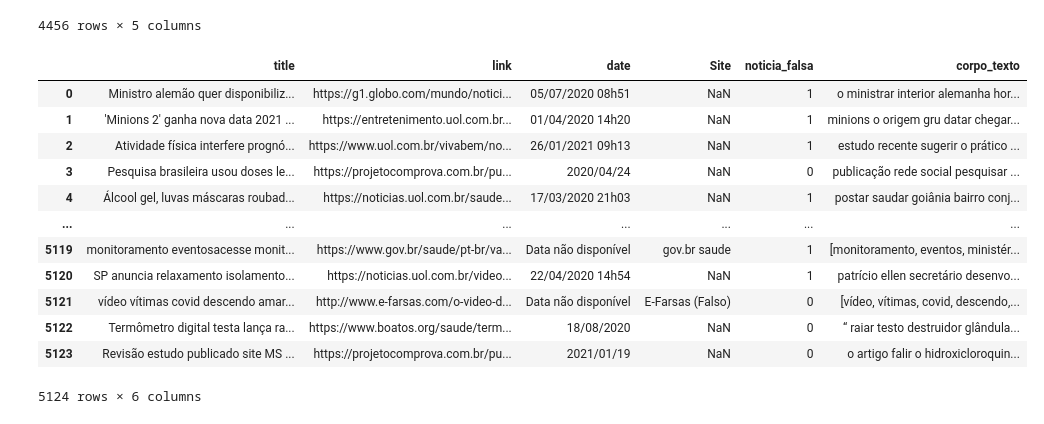
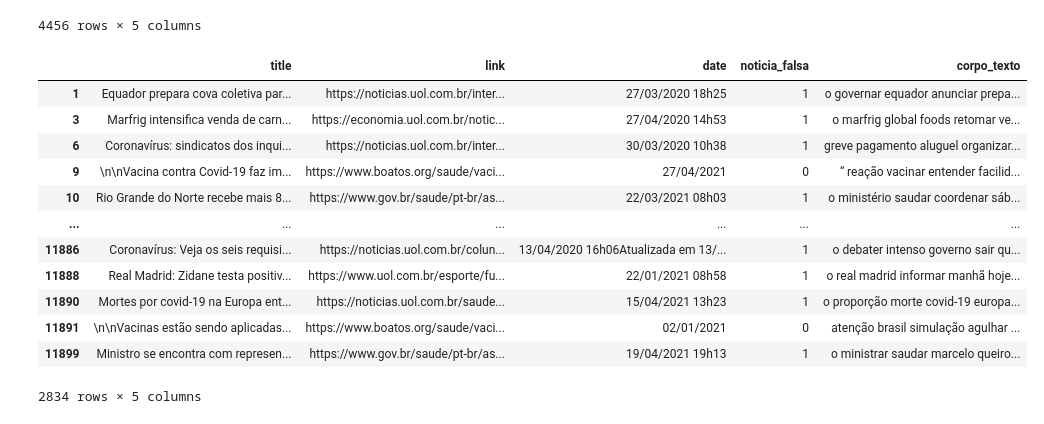
Before and after one commit to Thomazellinho/tcc_noticiasfalsas_ilum, a Jupyter notebook: 2_pre_processamento.ipynb, the cells around one changed output. Drawn from its saved outputs; the diff is of its cells as text; code cells hidden in the pictures.

```diff
--- a/2_pre_processamento.ipynb
+++ b/2_pre_processamento.ipynb
@@ -186,49 +53,26 @@ df_fakerecogna
 | 11900 | vídeo mostrar garoto afogar ningu... | https://www.e-farsas.com/um-video... | 7/05/20197 | 0 | o vídeo recentemente publicar pág... |
 | 11901 | Toque de recolher na França a par... | https://noticias.uol.com.br/ultim... | 10/12/2020 14h46 | 1 | parir afp o frança impor tocar re... |
 4456 rows × 5 columns
-# %%
-# Combinar DataFrames
-combined_df = pd.concat([true_df, false_df, df_fakerecogna], ignore_index=True)
-
-# Limpar e processar a coluna 'title'
-combined_df['title'] = combined_df['title'].str.replace('\n', '', regex=False)
-combined_df = combined_df.dropna(subset=['title'])
-
-# Filtrar palavras comuns (stopwords)
-stop_words = set(stopwords.words('portuguese'))
-combined_df['title'] = combined_df['title'].apply(
-    lambda i: ' '.join(word for word in i.split() if word not in stop_words)
-)
-
-# Remover linhas com títulos vazios
-non_empty_titles = combined_df['title'].apply(lambda x: len(x.strip()) > 0)
-combined_df = combined_df[non_empty_titles]
-
-# Embaralhar e resetar o índice
-combined_df = shuffle(combined_df).reset_index(drop=True)
-
-# Mostrar o DataFrame combinado
-display(combined_df)
-
-# Definir o caminho do arquivo CSV
-csv_file_path = "dados/combined_df.csv"
-
-# Definir opções de compressão
-compression_options = dict(method='zip', archive_name=csv_file_path)
-
-# Salvar o DataFrame como CSV comprimido em um arquivo ZIP
-combined_df.to_csv(f'dados/combined_df.zip', index=False, encoding='utf-8', quoting=csv.QUOTE_ALL, escapechar='\\', compression=compression_options)
-# %% [output]
-|  | title | link | date | Site | noticia_falsa | corpo_texto |
-| 0 | Ministro alemão quer disponibiliz... | https://g1.globo.com/mundo/notici... | 05/07/2020 08h51 | NaN | 1 | o ministrar interior alemanha hor... |
-| 1 | 'Minions 2' ganha nova data 2021 ... | https://entretenimento.uol.com.br... | 01/04/2020 14h20 | NaN | 1 | minions o origem gru datar chegar... |
-| 2 | Atividade física interfere prognó... | https://www.uol.com.br/vivabem/no... | 26/01/2021 09h13 | NaN | 1 | estudo recente sugerir o prático ... |
-| 3 | Pesquisa brasileira usou doses le... | https://projetocomprova.com.br/pu... | 2020/04/24 | NaN | 0 | publicação rede social pesquisar ... |
-| 4 | Álcool gel, luvas máscaras roubad... | https://noticias.uol.com.br/saude... | 17/03/2020 21h03 | NaN | 1 | postar saudar goiânia bairro conj... |
-| ... | ... | ... | ... | ... | ... | ... |
-| 5119 | monitoramento eventosacesse monit... | https://www.gov.br/saude/pt-br/va... | Data não disponível | gov.br saude | 1 | [monitoramento, eventos, ministér... |
-| 5120 | SP anuncia relaxamento isolamento... | https://noticias.uol.com.br/video... | 22/04/2020 14h54 | NaN | 1 | patrício ellen secretário desenvo... |
-| 5121 | vídeo vítimas covid descendo amar... | http://www.e-farsas.com/o-video-d... | Data não disponível | E-Farsas (Falso) | 0 | [vídeo, vítimas, covid, descendo,... |
-| 5122 | Termômetro digital testa lança ra... | https://www.boatos.org/saude/term... | 18/08/2020 | NaN | 0 | “ raiar testo destruidor glândula... |
-| 5123 | Revisão estudo publicado site MS ... | https://projetocomprova.com.br/pu... | 2021/01/19 | NaN | 0 | o artigo falir o hidroxicloroquin... |
-5124 rows × 6 columns
+# %%
+# Palavras a serem buscadas
+keywords = ["vacina", "vacinação", "vacinacao", "covid", "pandemia", "corona", "coronavírus", "coronavirus", "quarentena", "sars-cov-2"]
+# %%
+
+# filtra o dataset com o mesmo critério que o de extração
+df_fakerecogna = df_fakerecogna[df_fakerecogna['title'].str.contains('|'.join(keywords), case=False, na=False)]
+
+display(df_fakerecogna)
+# %% [output]
+|  | title | link | date | noticia_falsa | corpo_texto |
+| 1 | Equador prepara cova coletiva par... | https://noticias.uol.com.br/inter... | 27/03/2020 18h25 | 1 | o governar equador anunciar prepa... |
+| 3 | Marfrig intensifica venda de carn... | https://economia.uol.com.br/notic... | 27/04/2020 14h53 | 1 | o marfrig global foods retomar ve... |
+| 6 | Coronavírus: sindicatos dos inqui... | https://noticias.uol.com.br/inter... | 30/03/2020 10h38 | 1 | greve pagamento aluguel organizar... |
+| 9 | \n\nVacina contra Covid-19 faz im... | https://www.boatos.org/saude/vaci... | 27/04/2021 | 0 | “ reação vacinar entender facilid... |
+| 10 | Rio Grande do Norte recebe mais 8... | https://www.gov.br/saude/pt-br/as... | 22/03/2021 08h03 | 1 | o ministério saudar coordenar sáb... |
+| ... | ... | ... | ... | ... | ... |
+| 11886 | Coronavírus: Veja os seis requisi... | https://noticias.uol.com.br/colun... | 13/04/2020 16h06Atualizada em 13/... | 1 | o debater intenso governo sair qu... |
+| 11888 | Real Madrid: Zidane testa positiv... | https://www.uol.com.br/esporte/fu... | 22/01/2021 08h58 | 1 | o real madrid informar manhã hoje... |
+| 11890 | Mortes por covid-19 na Europa ent... | https://noticias.uol.com.br/saude... | 15/04/2021 13h23 | 1 | o proporção morte covid-19 europa... |
+| 11891 | \n\nVacinas estão sendo aplicadas... | https://www.boatos.org/saude/vaci... | 02/01/2021 | 0 | atenção brasil simulação agulhar ... |
+| 11899 | Ministro se encontra com represen... | https://www.gov.br/saude/pt-br/as... | 19/04/2021 19h13 | 1 | o ministrar saudar marcelo queiro... |
+2834 rows × 5 columns
```
Also changed, not shown: parts of 14 cells of this notebook.
